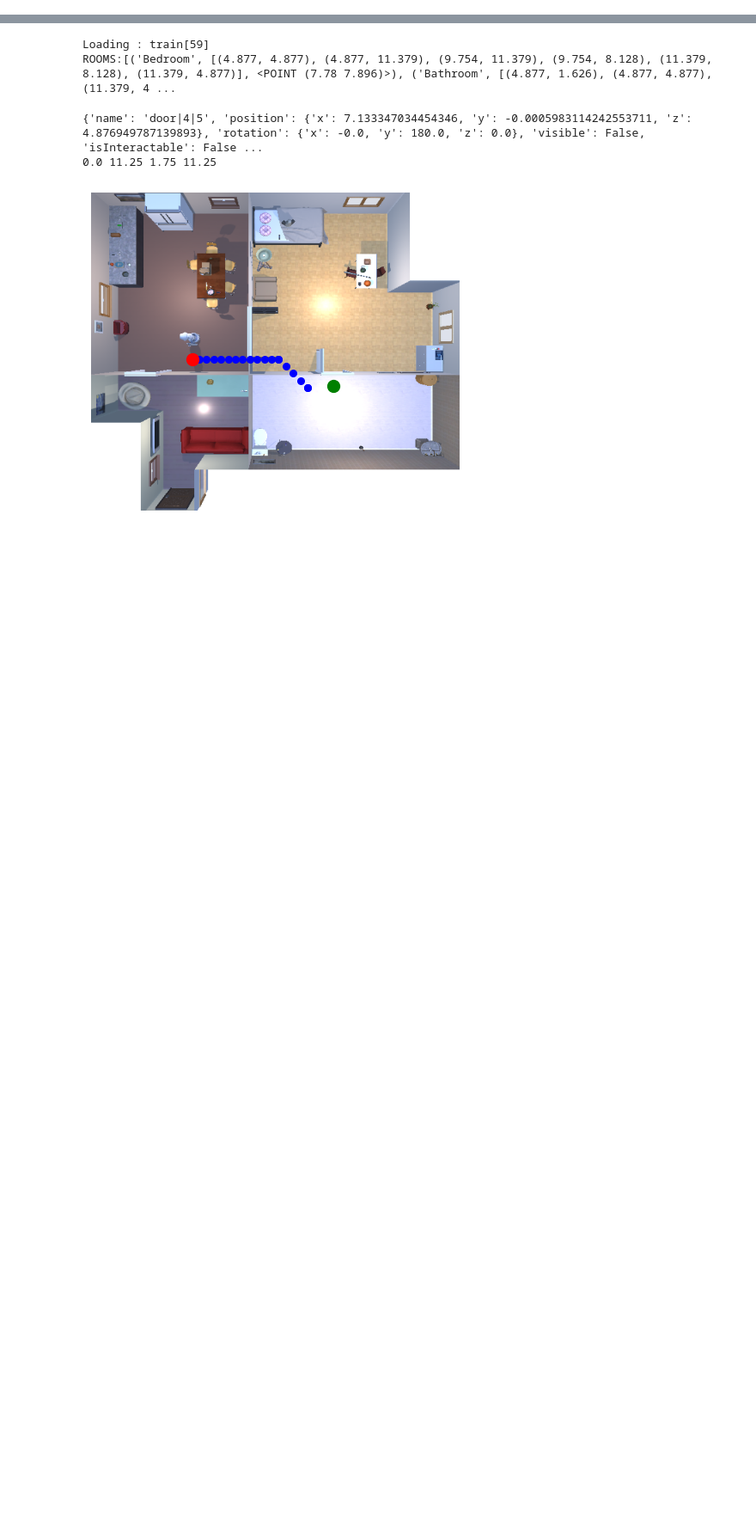
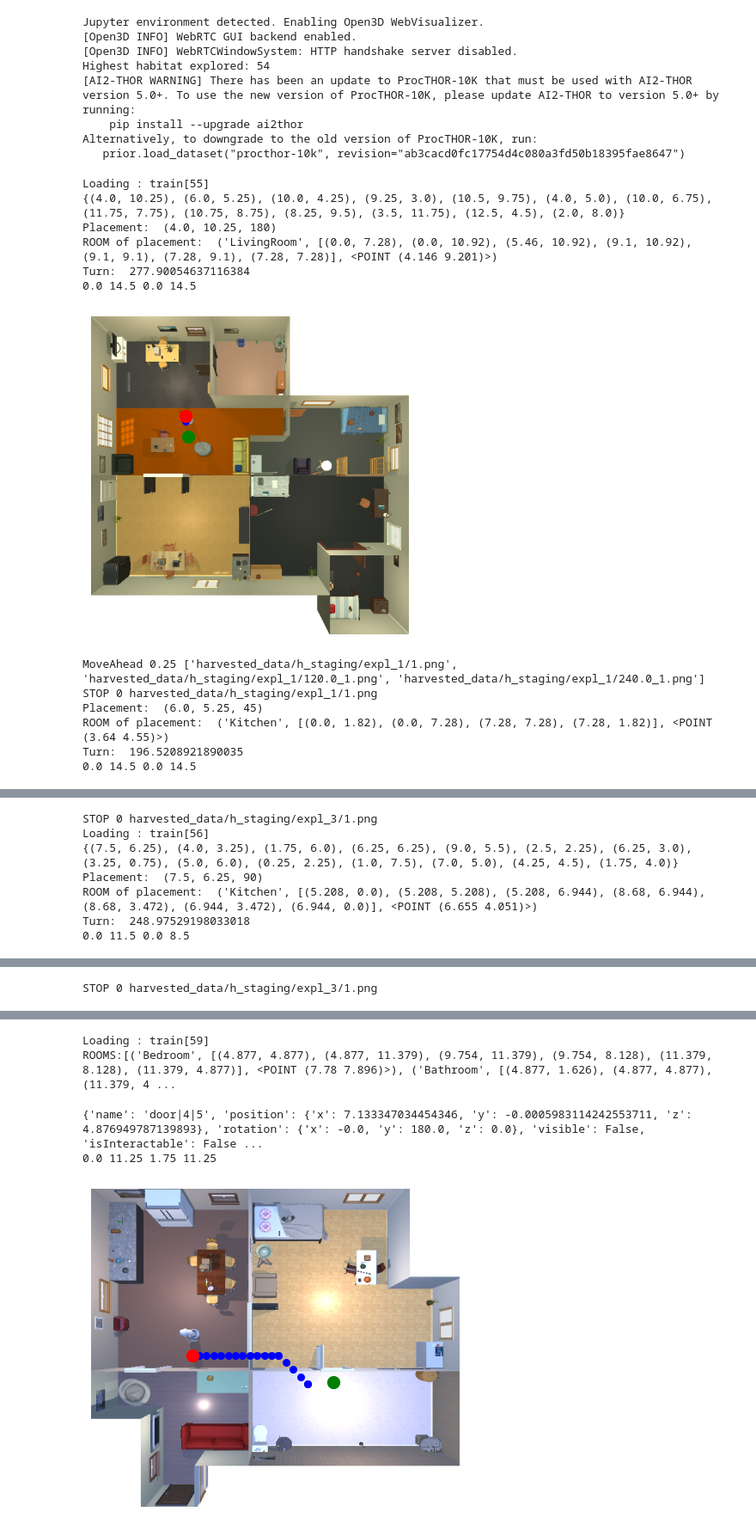
Before and after one commit to archie1983/ai2-thor_model_training, a Jupyter notebook: training_images_extraction.ipynb, the cells around one changed output, grey strips where cells are left out. Shown at 86% size. Drawn from its saved outputs; the diff is of its cells as text; code cells hidden in the pictures; blank space fills up the shorter version.

Commit message:
Improving uri tracking in image extraction

```diff
--- a/training_images_extraction.ipynb
+++ b/training_images_extraction.ipynb
@@ -0,0 +1,26 @@
+# %%
+from training_data_extraction import NavigationTrainingDataExtractor
+ntde = NavigationTrainingDataExtractor()
+ntde.process_1_batch_of_habitats()
+# %% [output]
+Jupyter environment detected. Enabling Open3D WebVisualizer.
+[Open3D INFO] WebRTC GUI backend enabled.
+[Open3D INFO] WebRTCWindowSystem: HTTP handshake server disabled.
+Highest habitat explored: 54
+[AI2-THOR WARNING] There has been an update to ProcTHOR-10K that must be used with AI2-THOR version 5.0+. To use the new version of ProcTHOR-10K, please update AI2-THOR to version 5.0+ by running:
+    pip install --upgrade ai2thor
+Alternatively, to downgrade to the old version of ProcTHOR-10K, run:
+   prior.load_dataset("procthor-10k", revision="ab3cacd0fc17754d4c080a3fd50b18395fae8647")
+Loading : train[55]
+{(4.0, 10.25), (6.0, 5.25), (10.0, 4.25), (9.25, 3.0), (10.5, 9.75), (4.0, 5.0), (10.0, 6.75), (11.75, 7.75), (10.75, 8.75), (8.25, 9.5), (3.5, 11.75), (12.5, 4.5), (2.0, 8.0)}
+Placement:  (4.0, 10.25, 180)
+ROOM of placement:  ('LivingRoom', [(0.0, 7.28), (0.0, 10.92), (5.46, 10.92), (9.1, 10.92), (9.1, 9.1), (7.28, 9.1), (7.28, 7.28)], <POINT (4.146 9.201)>)
+Turn:  277.90054637116384
+0.0 14.5 0.0 14.5
+[figure, added]
+MoveAhead 0.25 ['harvested_data/h_staging/expl_1/1.png', 'harvested_data/h_staging/expl_1/120.0_1.png', 'harvested_data/h_staging/expl_1/240.0_1.png']
+STOP 0 harvested_data/h_staging/expl_1/1.png
+Placement:  (6.0, 5.25, 45)
+ROOM of placement:  ('Kitchen', [(0.0, 1.82), (0.0, 7.28), (7.28, 7.28), (7.28, 1.82)], <POINT (3.64 4.55)>)
+Turn:  196.5208921890035
+0.0 14.5 0.0 14.5
@@ -0,0 +44,7 @@
+STOP 0 harvested_data/h_staging/expl_3/1.png
+Loading : train[56]
+{(7.5, 6.25), (4.0, 3.25), (1.75, 6.0), (6.25, 6.25), (9.0, 5.5), (2.5, 2.25), (6.25, 3.0), (3.25, 0.75), (5.0, 6.0), (0.25, 2.25), (1.0, 7.5), (7.0, 5.0), (4.25, 4.5), (1.75, 4.0)}
+Placement:  (7.5, 6.25, 90)
+ROOM of placement:  ('Kitchen', [(5.208, 0.0), (5.208, 5.208), (5.208, 6.944), (8.68, 6.944), (8.68, 3.472), (6.944, 3.472), (6.944, 0.0)], <POINT (6.655 4.051)>)
+Turn:  248.97529198033018
+0.0 11.5 0.0 8.5
@@ -1,3 +79,4 @@
+STOP 0 harvested_data/h_staging/expl_3/1.png
 # %%
 from navigation_training_data_extractor import NavigationTrainingDataExtractor
 
```
Also changed, not shown: parts of 3 cells of this notebook, 1 other file.
